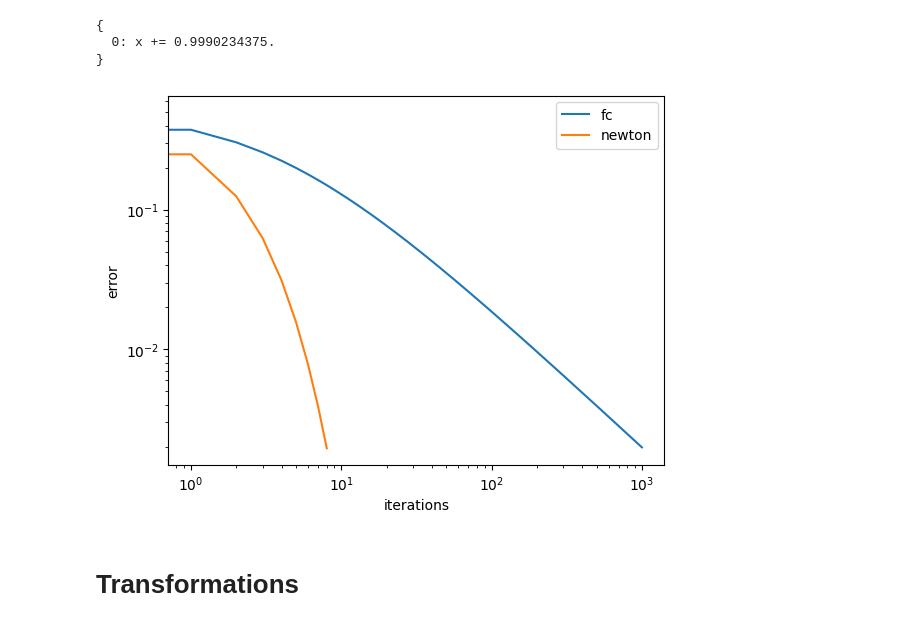
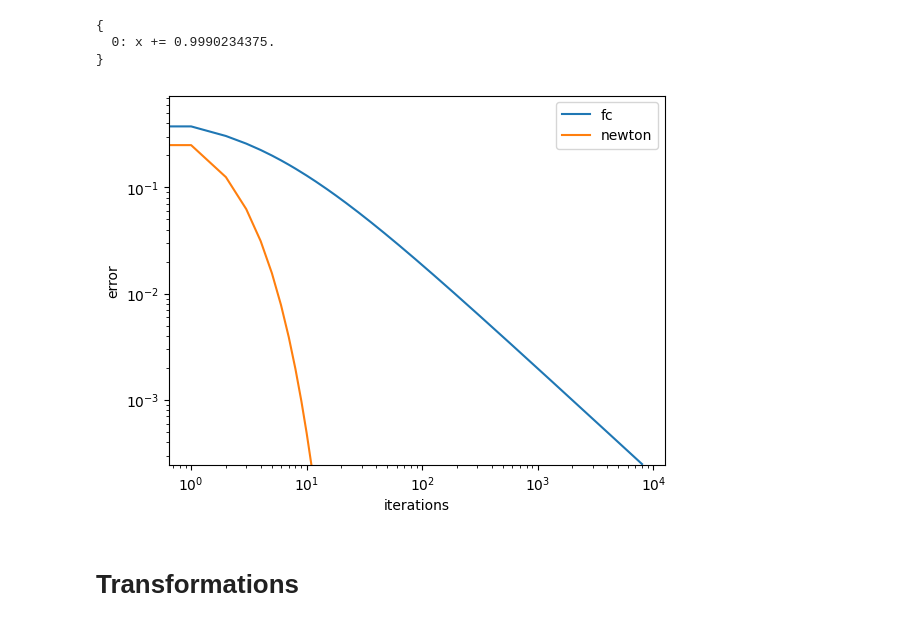
Before and after one commit to timvieira/dyna-pi, a Jupyter notebook: docs/Demo.ipynb, the cells around one changed output. Cells and saved outputs as stored; diff of their text form; code cells hidden in the pictures.

```diff
--- a/docs/Demo.ipynb
+++ b/docs/Demo.ipynb
@@ -216,13 +251,15 @@ p.newton(10)
   0: x += 0.9990234375.
 }
 # %%
-pl.loglog([abs(1-chart.rules[0].body[0]) for chart in take(1_000, p._fc()) if chart], label='fc')
-pl.loglog([abs(1-chart.rules[0].body[0]) for (_, chart, _, _, _) in take(10, p._newton()) if chart], label='newton')
-pl.ylabel('error')
-pl.xlabel('iterations')
+want = 1
+err_fc = [abs(want - chart.rules[0].body[0]) for chart in take(8_000, p._fc()) if chart]
+err_newton = [abs(want - chart.rules[0].body[0]) for (_, _, _, _, chart) in take(12, p._newton())]
+pl.loglog(err_fc, label='fc')
+pl.loglog(err_newton, label='newton')
+pl.ylabel('error'); pl.xlabel('iterations'); pl.ylim(min(min(err_fc), min(err_newton)), None)
 pl.legend(loc='best');
 # %% [output]
-[figure, old version]
+[figure, new version]
 # %% [markdown]
 # Transformations
 # %% [markdown]
```
Also changed, not shown: parts of 93 cells of this notebook, 5 other files.
